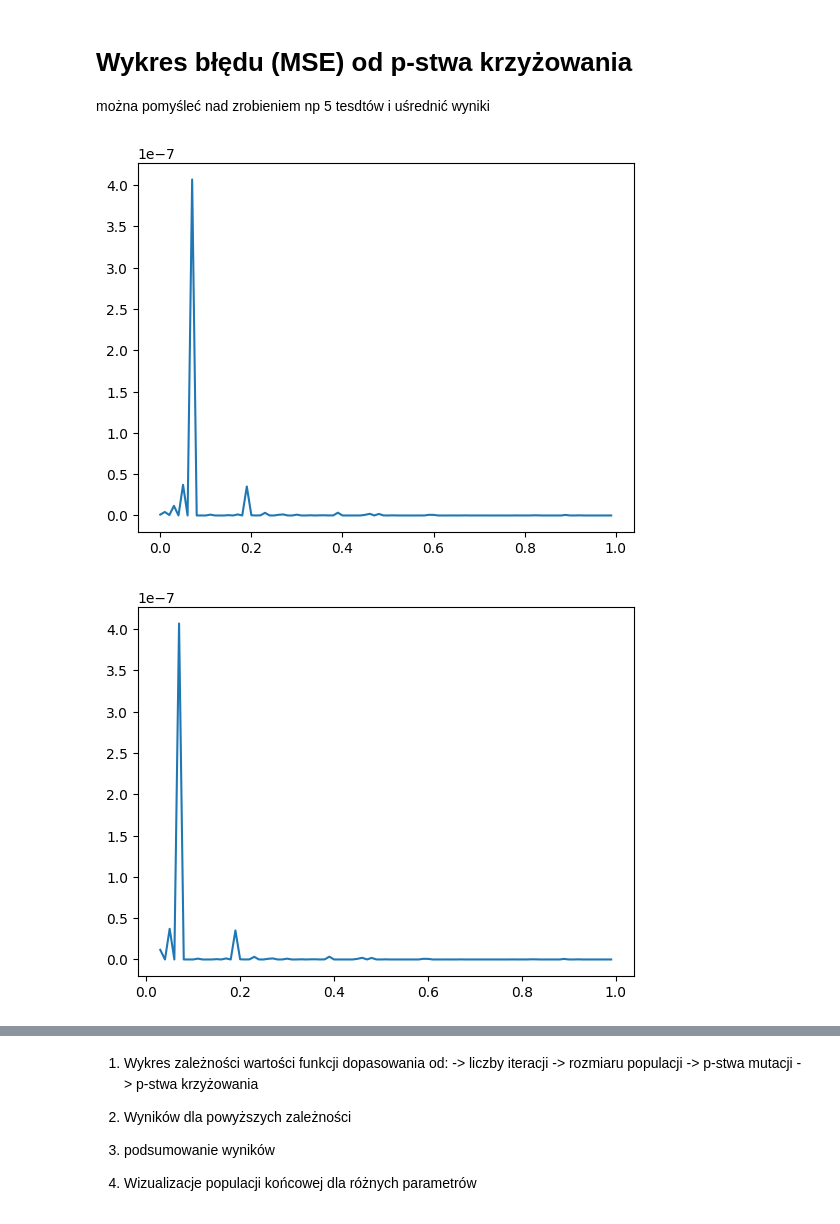
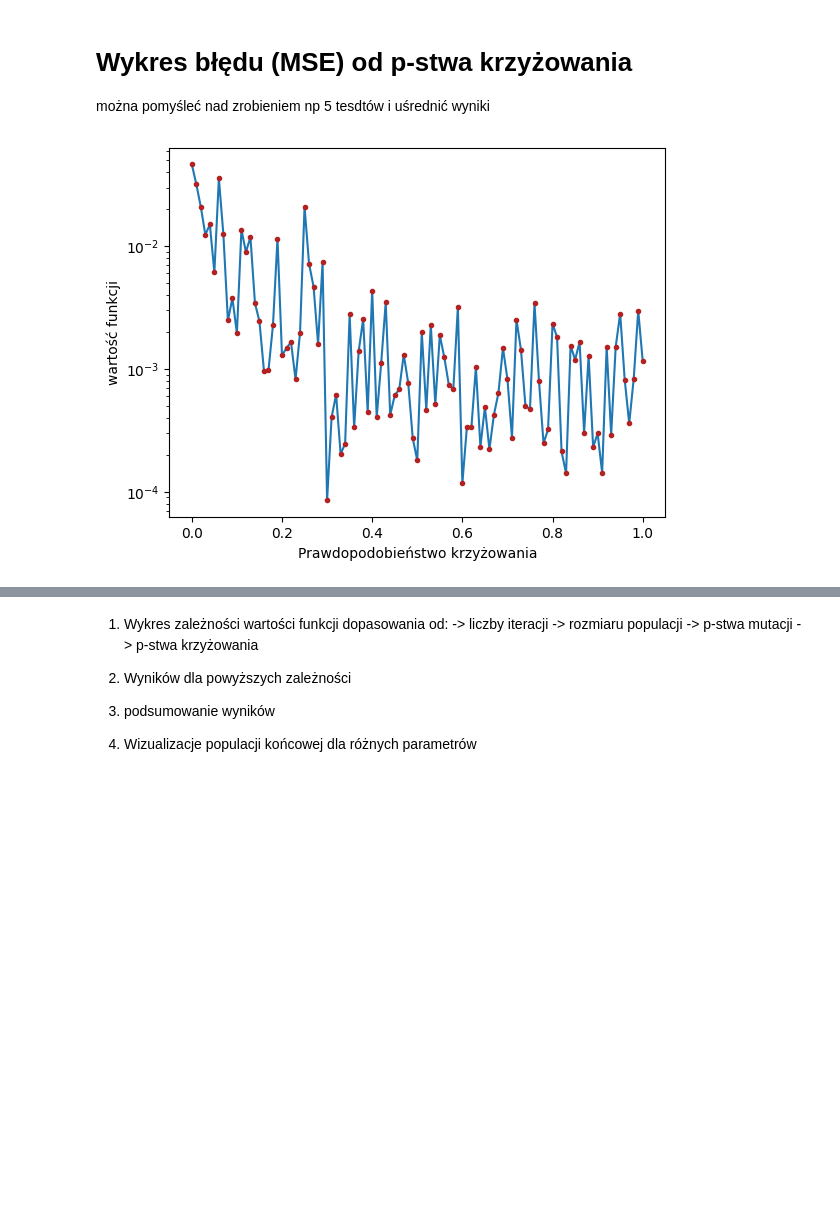
Before and after one commit to mwewior/introduction-to-ai, a Jupyter notebook: lab2/ewolucja.ipynb, the cells around one changed output, grey strips where cells are left out. Drawn from its saved outputs; the diff is of its cells as text; code cells hidden in the pictures; blank space fills up the shorter version.

```diff
--- a/lab2/ewolucja.ipynb
+++ b/lab2/ewolucja.ipynb
@@ -399,7 +408,7 @@ class Plotter:
 
         contour = plt.contourf(X, Y, Z, cmap=PLOT_COLOR, levels=100)
         cbar = plt.colorbar(contour)
-        cbar.set_label("Function value")
+        cbar.set_label("Wartość funkcji")
 
         plt.grid(True)
         plt.xlabel("x1")
@@ -567,12 +561,11 @@ for _ in range(5):
 # %%
 mean_results_val_i = []
-# for i in range(len(iteracje[0])):
-for i in range(len(default_iteracje)):
+for i in range(len(default_iterations)):
     sum = 0
     for t in range(5):
         sum += mse_i[t][i]
     mean_results_val_i.append(sum/5)
 results_iter = cur_iter
-results_i = [default_iteracje, mean_results_val_i]
+results_i = [default_iterations, mean_results_val_i]
 # %%
 
@@ -635,2 +630,10 @@ KeyboardInterrupt:
+# %%
+mean_results_val_m = []
+for i in range(len(default_mutations)):
+    sum = 0
+    for t in range(5):
+        sum += mse_m[t][i]
+    mean_results_val_m.append(sum/5)
+results_m = [default_mutations, mean_results_val_m]
 # %%
 
@@ -682,11 +694,22 @@ results_g = [krzyzowania, mse_g]
+# %%
+mean_results_val_c = []
+for i in range(len(default_cross_prctg)):
+    sum = 0
+    for t in range(5):
+        sum += mse_c[t][i]
+    mean_results_val_c.append(sum/5)
+results_c = [default_cross_prctg, mean_results_val_c]
 # %%
 
-plt.plot(krzyzowania, mse_g)
+plt.plot(default_cross_prctg, mean_results_val_c)
+plt.plot(default_cross_prctg, mean_results_val_c, '.', c='firebrick')
+plt.yscale('log')
+plt.xlabel('Prawdopodobieństwo krzyżowania')
+plt.ylabel('wartość funkcji')
 plt.show()
-plt.plot(krzyzowania[3::], mse_g[3::])
-plt.show()
-plt.plot(krzyzowania[20:80], mse_g[20:80])
-plt.show()
+# plt.plot(krzyzowania[3::], mse_g[3::])
+# plt.show()
+# plt.plot(krzyzowania[20:80], mse_g[20:80])
+# plt.show()
 # %% [output]
-[figure, old version]
+[figure, new version]
-[figure, removed]
```
Also changed, not shown: parts of 13 cells of this notebook, 2 other files.
